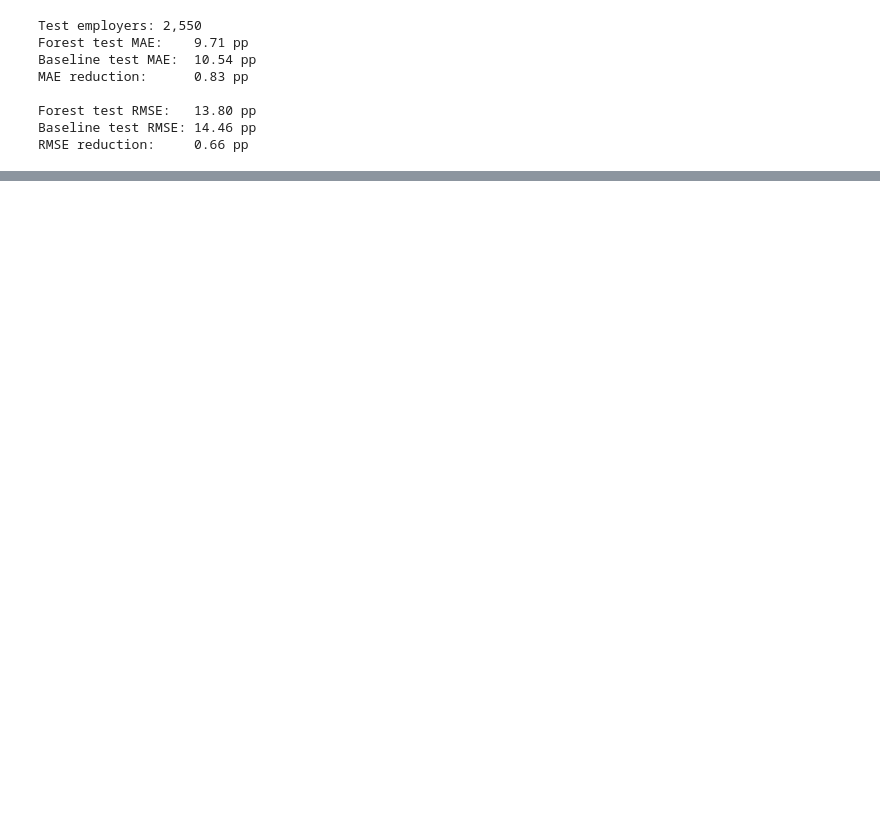
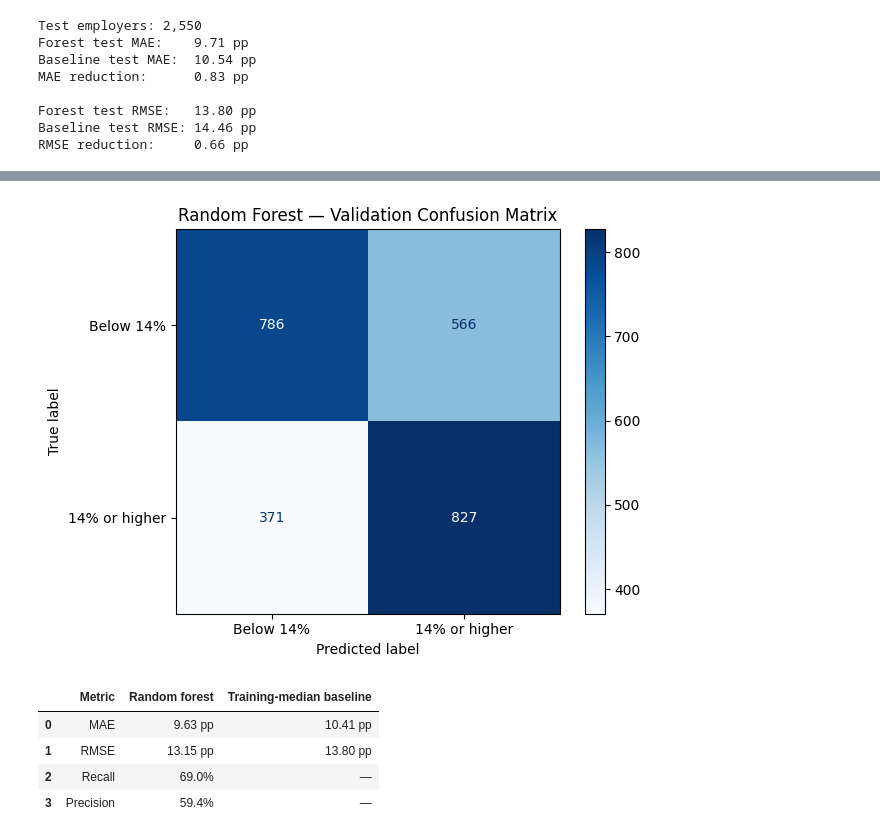
Before and after one commit to runkael2/BA305-A6-Team-Project, a Jupyter notebook: Rachael/FinalForest.ipynb, the cells around one changed output, grey strips where cells are left out. Cells and saved outputs as stored; diff of their text form; code cells hidden in the pictures; blank space fills up the shorter version.

```diff
--- a/Rachael/FinalForest.ipynb
+++ b/Rachael/FinalForest.ipynb
@@ -40,7 +40,7 @@ print(f"Train: {len(train):,} | Validation: {len(val):,} | Test: {len(test):,}")
 Train: 7,648 | Validation: 2,550 | Test: 2,550
 # %%
 ccp_alpha = 0.15
-depth = 50
+depth = 110
 leaf_size = 8
 
 forest = make_pipeline(
@@ -123,0 +163,63 @@ RMSE reduction:     0.66 pp
+# %%
+# Model Evaluation Time!
+
+# Care most about RECALL & Precision
+
+import pandas as pd
+import matplotlib.pyplot as plt
+from sklearn.metrics import ConfusionMatrixDisplay
+
+cutoff = 14  # flag pay gaps of 14% or higher (above avg)
+
+actual_high = y_val >= cutoff
+predicted_high = val_predictions >= cutoff
+
+ConfusionMatrixDisplay.from_predictions(
+    actual_high,
+    predicted_high,
+    labels=[False, True],
+    display_labels=[f"Below {cutoff}%", f"{cutoff}% or higher"],
+    cmap="Blues",
+    values_format="d",
+)
+plt.title("Random Forest — Validation Confusion Matrix")
+plt.tight_layout()
+plt.show()
+
+correctly_flagged = (actual_high & predicted_high).sum()
+
+recall = (
+    f"{correctly_flagged / actual_high.sum():.1%}"
+    if actual_high.any()
+    else "Undefined (no actual high gaps)"
+)
+precision = (
+    f"{correctly_flagged / predicted_high.sum():.1%}"
+    if predicted_high.any()
+    else "Undefined (no employers flagged)"
+)
+
+display(pd.DataFrame({
+    "Metric": ["MAE", "RMSE", "Recall", "Precision"],
+    "Random forest": [
+        f"{mean_absolute_error(y_val, val_predictions):.2f} pp",
+        f"{forest_val_rmse:.2f} pp",
+        recall,
+        precision,
+    ],
+    "Training-median baseline": [
+        f"{val_baseline_errors.abs().mean():.2f} pp",
+        f"{baseline_val_rmse:.2f} pp",
+        "—",
+        "—",
+    ],
+}))
+
+# FOr Validation
+# %% [output]
+[figure, added]
+|  | Metric | Random forest | Training-median baseline |
+| 0 | MAE | 9.63 pp | 10.41 pp |
+| 1 | RMSE | 13.15 pp | 13.80 pp |
+| 2 | Recall | 69.0% | — |
+| 3 | Precision | 59.4% | — |
```
Also changed, not shown: parts of 3 cells of this notebook.
